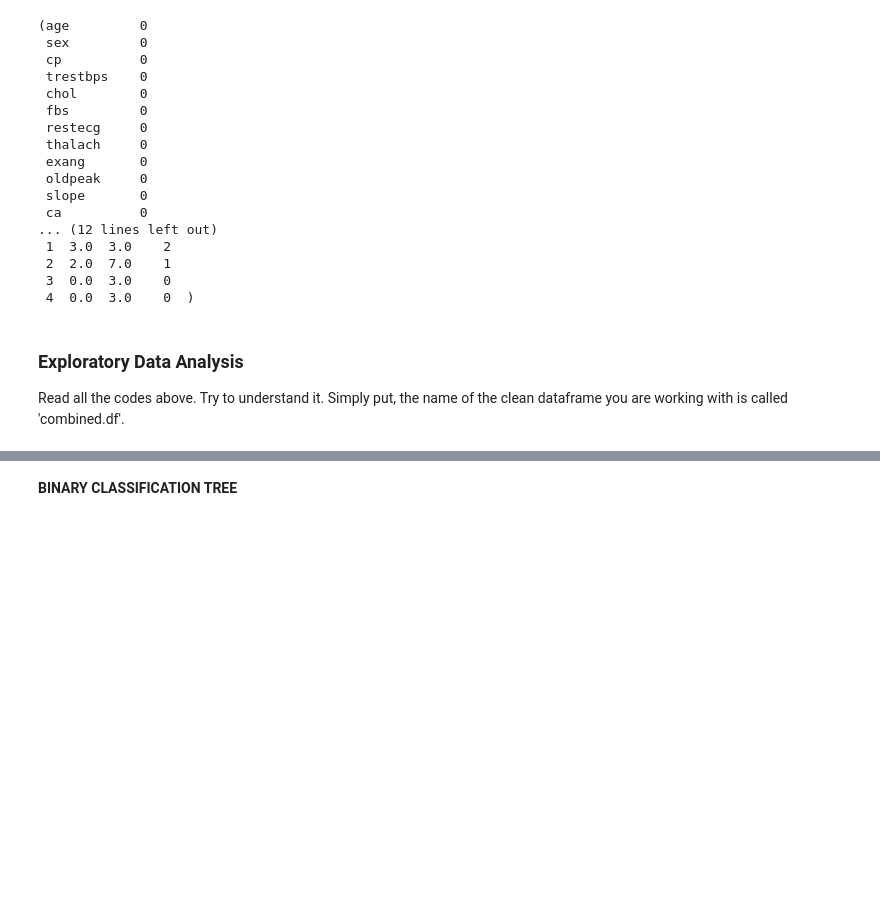
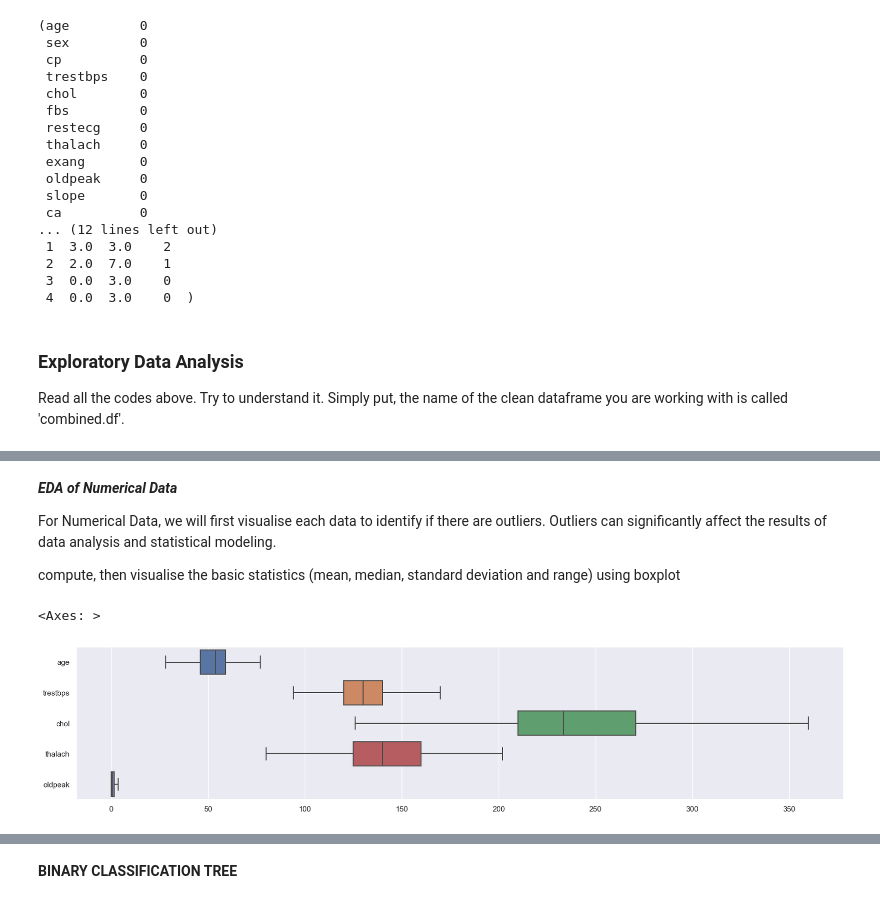
Before and after one commit to owennigel1/Machine-Learning-Based-Heart-Disease-Diagnosis, a Jupyter notebook: notebook.ipynb, the cells around one changed output, grey strips where cells are left out. Saved outputs shown, nothing was run; the diff lists cells and outputs as text; code cells hidden in the pictures; blank space fills up the shorter version.

```diff
--- a/notebook.ipynb
+++ b/notebook.ipynb
@@ -226,0 +265,20 @@ combined_df.shape
+# %% [markdown]
+***EDA of Numerical Data***
+
+For Numerical Data, we will first visualise each data to identify if there are outliers. Outliers can significantly affect the results of data analysis and statistical modeling.
+
+
+compute, then visualise the basic statistics (mean, median, standard deviation and range) using boxplot
+# %%
+numeric_columns = ['age', 'trestbps', 'chol', 'thalach', 'oldpeak']
+
+#Create a dataframe consisting of numerical data from clean dataframe
+numeric_df = combined_df[numeric_columns]
+
+
+#Comprehensive view of boxplots
+f = plt.figure(figsize=(20, 4))
+sb.boxplot(data = numeric_df, orient = "h")
+# %% [output]
+<Axes: >
+[figure, added]
```
Also changed, not shown: parts of 13 cells of this notebook.
